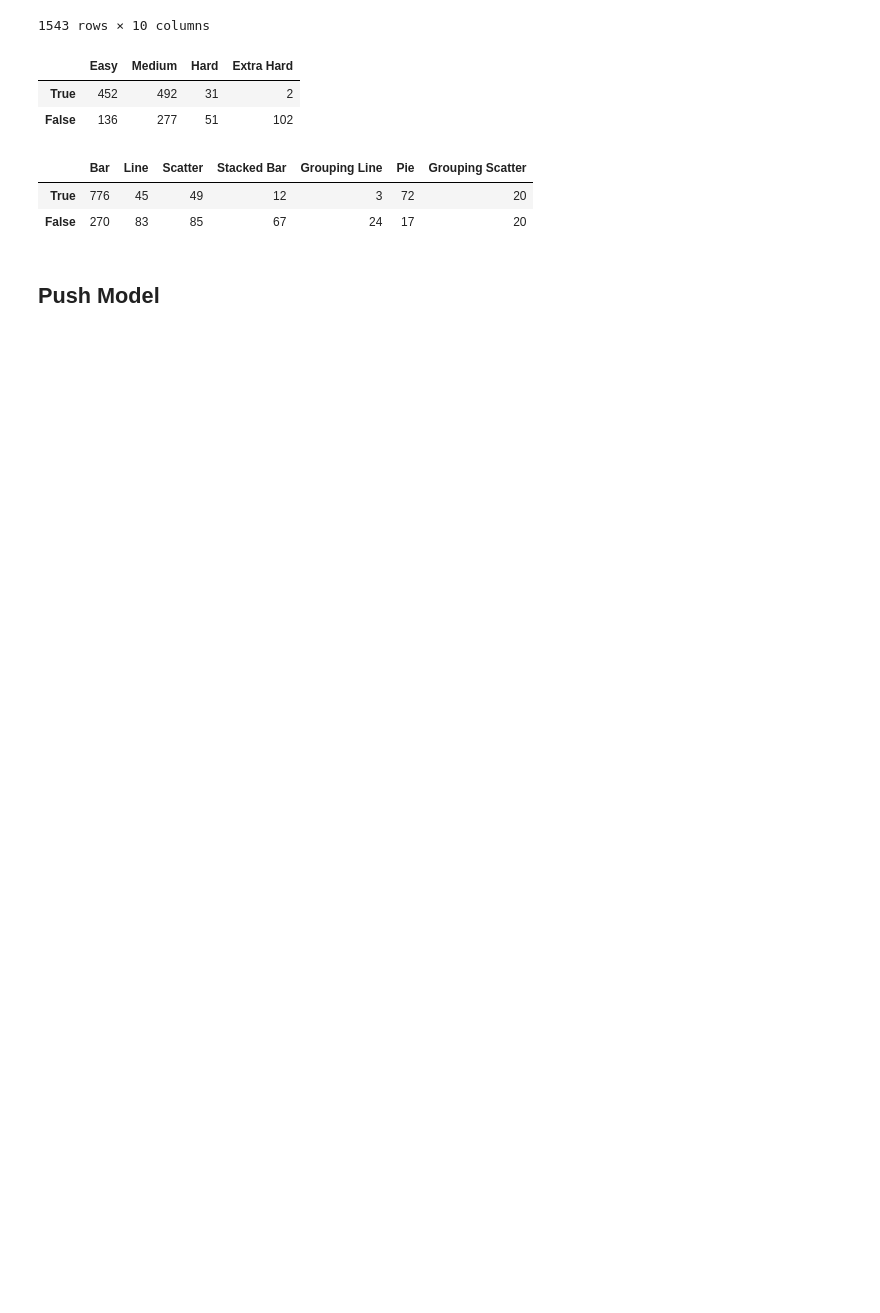
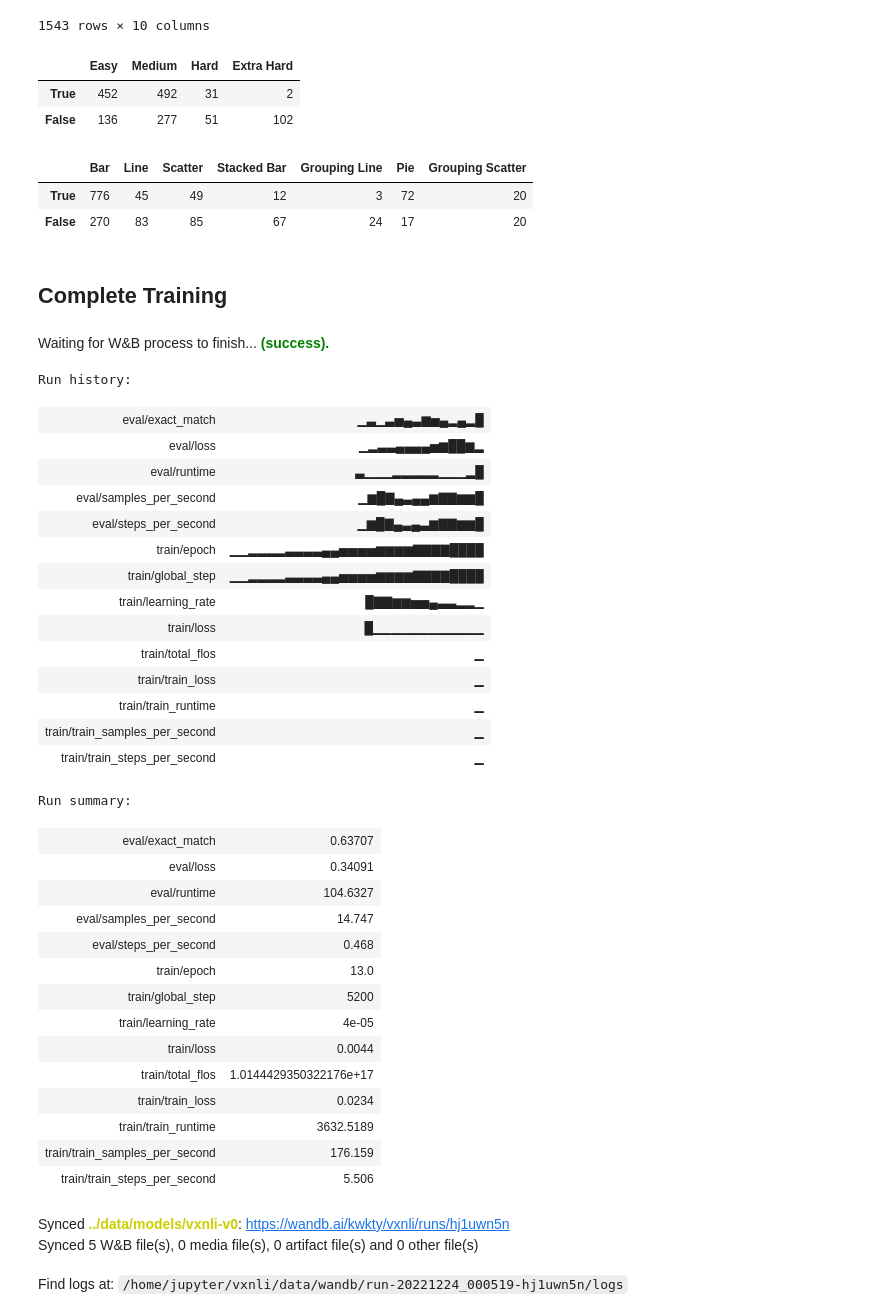
Before and after one commit to kwkty/vxnli, a Jupyter notebook: notebooks/03_model-v0.ipynb, the cells around one changed output. Cells and saved outputs as stored; diff of their text form; code cells hidden in the pictures; blank space fills up the shorter version.

Commit message:
Update wandb

```diff
--- a/notebooks/03_model-v0.ipynb
+++ b/notebooks/03_model-v0.ipynb
@@ -22,7 +23,7 @@ In the final user study, we use this model as the baseline model to compare our
 # %%
 data_dir: str = "../data/"
 push_model_to_huggingface_hub: bool = True
-use_wandb: bool = True
+report_to_wandb: bool = True
 # %% [markdown]
 ### Load Modules
 # %%
@@ -443,7 +445,45 @@ pd.concat(
 |  | Bar | Line | Scatter | Stacked Bar | Grouping Line | Pie | Grouping Scatter |
 | True | 776 | 45 | 49 | 12 | 3 | 72 | 20 |
 | False | 270 | 83 | 85 | 67 | 24 | 17 | 20 |
-# %% [markdown]
-## Push Model
+# %% [markdown]
+## Complete Training
+# %%
+if report_to_wandb:
+    wandb.finish()
+# %% [output]
+Waiting for W&B process to finish... (success).
+Run history:
+| eval/exact_match | ▁▃▁▃▅▄▃▆▅▄▂▄▂█ |
+| eval/loss | ▁▂▃▃▄▄▄▄▅▆██▆▂ |
+| eval/runtime | ▃▁▁▁▂▂▂▂▂▁▁▁▂█ |
+| eval/samples_per_second | ▁▆█▇▄▃▄▄▆▇▇▆▆█ |
+| eval/steps_per_second | ▁▆█▇▄▃▄▃▆▇▇▆▆█ |
+| train/epoch | ▁▁▂▂▂▂▃▃▃▃▄▄▅▅▅▅▆▆▆▆▇▇▇▇████ |
+| train/global_step | ▁▁▂▂▂▂▃▃▃▃▄▄▅▅▅▅▆▆▆▆▇▇▇▇████ |
+| train/learning_rate | █▇▇▆▆▅▅▄▃▃▂▂▁ |
+| train/loss | █▁▁▁▁▁▁▁▁▁▁▁▁ |
+| train/total_flos | ▁ |
+| train/train_loss | ▁ |
+| train/train_runtime | ▁ |
+| train/train_samples_per_second | ▁ |
+| train/train_steps_per_second | ▁ |
+Run summary:
+| eval/exact_match | 0.63707 |
+| eval/loss | 0.34091 |
+| eval/runtime | 104.6327 |
+| eval/samples_per_second | 14.747 |
+| eval/steps_per_second | 0.468 |
+| train/epoch | 13.0 |
+| train/global_step | 5200 |
+| train/learning_rate | 4e-05 |
+| train/loss | 0.0044 |
+| train/total_flos | 1.0144429350322176e+17 |
+| train/train_loss | 0.0234 |
+| train/train_runtime | 3632.5189 |
+| train/train_samples_per_second | 176.159 |
+| train/train_steps_per_second | 5.506 |
+Synced ../data/models/vxnli-v0: https://wandb.ai/kwkty/vxnli/runs/hj1uwn5n
+Synced 5 W&B file(s), 0 media file(s), 0 artifact file(s) and 0 other file(s)
+Find logs at: /home/jupyter/vxnli/data/wandb/run-20221224_000519-hj1uwn5n/logs
 # %%
 if push_model_to_huggingface_hub:
```
Also changed, not shown: parts of 12 cells of this notebook.
